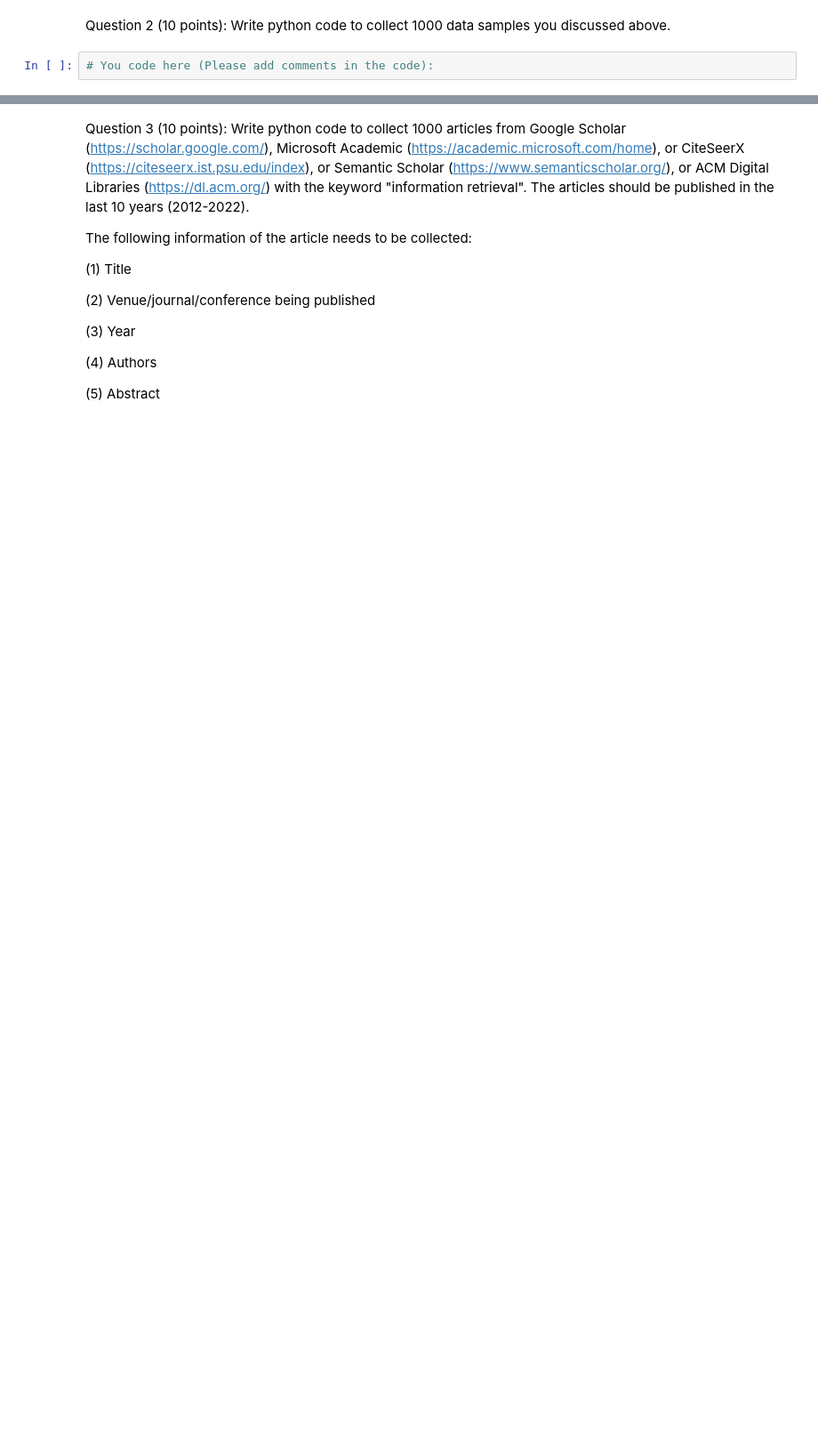
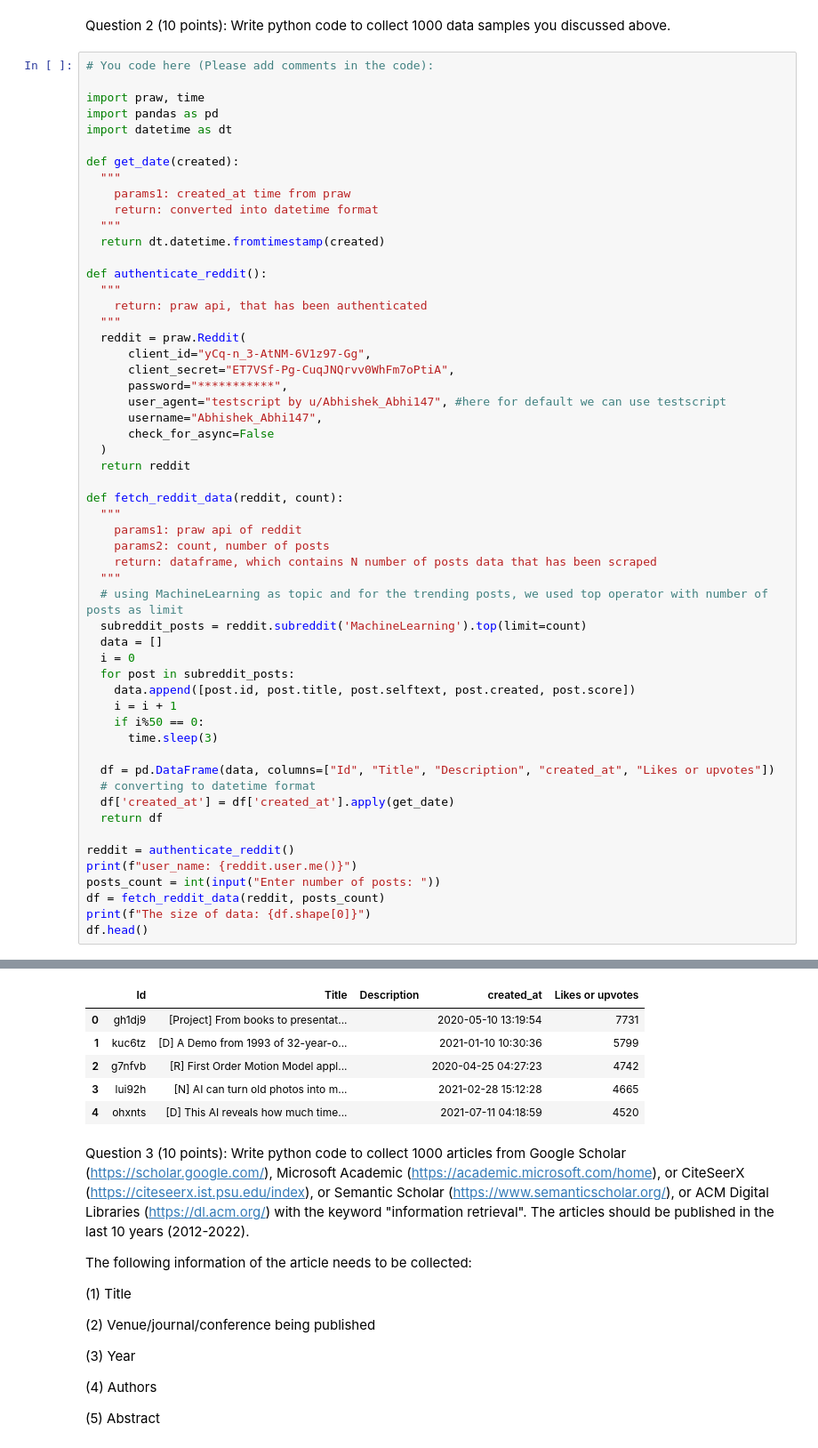
Before and after one commit to abhi147p/Abhishek_INFO5731_Spring2020, a Jupyter notebook: In_class_exercise_02_02072023.ipynb, the cells around one changed output, grey strips where cells are left out. Shown: that part at 89% size. Saved outputs shown, nothing was run; the diff lists cells and outputs as text; blank space fills up the shorter version.

```diff
--- a/In_class_exercise_02_02072023.ipynb
+++ b/In_class_exercise_02_02072023.ipynb
@@ -20,4 +38,58 @@ Please write you answer here:
 # %% [markdown]
 Question 2 (10 points): Write python code to collect 1000 data samples you discussed above.
-# %%
-# You code here (Please add comments in the code):
+# %%
+# You code here (Please add comments in the code):
+
+import praw, time
+import pandas as pd
+import datetime as dt
+
+def get_date(created):
+  """
+    params1: created_at time from praw
+    return: converted into datetime format
+  """
+  return dt.datetime.fromtimestamp(created)
+
+def authenticate_reddit():
+  """
+    return: praw api, that has been authenticated
+  """
+  reddit = praw.Reddit(
+      client_id="yCq-n_3-AtNM-6V1z97-Gg",
+      client_secret="ET7VSf-Pg-CuqJNQrvv0WhFm7oPtiA",
+      password="***********",
+      user_agent="testscript by u/Abhishek_Abhi147", #here for default we can use testscript
+      username="Abhishek_Abhi147",
+      check_for_async=False
+  )
+  return reddit
+
+def fetch_reddit_data(reddit, count):
+  """
+    params1: praw api of reddit
+    params2: count, number of posts
+    return: dataframe, which contains N number of posts data that has been scraped
+  """
+  # using MachineLearning as topic and for the trending posts, we used top operator with number of posts as limit
+  subreddit_posts = reddit.subreddit('MachineLearning').top(limit=count)
+  data = []
+  i = 0
+  for post in subreddit_posts:
+    data.append([post.id, post.title, post.selftext, post.created, post.score])
+    i = i + 1
+    if i%50 == 0:
+      time.sleep(3)
+
+  df = pd.DataFrame(data, columns=["Id", "Title", "Description", "created_at", "Likes or upvotes"])
+  # converting to datetime format
+  df['created_at'] = df['created_at'].apply(get_date)
+  return df
+
+reddit = authenticate_reddit()
+print(f"user_name: {reddit.user.me()}")
+posts_count = int(input("Enter number of posts: "))
+df = fetch_reddit_data(reddit, posts_count)
+print(f"The size of data: {df.shape[0]}")
+df.head()
+# %% [output]
@@ -24,3 +99,9 @@ Question 2 (10 points): Write python code to collect 1000 data samples you discu
+|  | Id | Title | Description | created_at | Likes or upvotes |
+| 0 | gh1dj9 | [Project] From books to presentat... |  | 2020-05-10 13:19:54 | 7731 |
+| 1 | kuc6tz | [D] A Demo from 1993 of 32-year-o... |  | 2021-01-10 10:30:36 | 5799 |
+| 2 | g7nfvb | [R] First Order Motion Model appl... |  | 2020-04-25 04:27:23 | 4742 |
+| 3 | lui92h | [N] AI can turn old photos into m... |  | 2021-02-28 15:12:28 | 4665 |
+| 4 | ohxnts | [D] This AI reveals how much time... |  | 2021-07-11 04:18:59 | 4520 |
 # %% [markdown]
 Question 3 (10 points): Write python code to collect 1000 articles from Google Scholar (https://scholar.google.com/), Microsoft Academic (https://academic.microsoft.com/home), or CiteSeerX (https://citeseerx.ist.psu.edu/index), or Semantic Scholar (https://www.semanticscholar.org/), or ACM Digital Libraries (https://dl.acm.org/) with the keyword "information retrieval". The articles should be published in the last 10 years (2012-2022).
 
```
Also changed, not shown: parts of 6 cells of this notebook.
